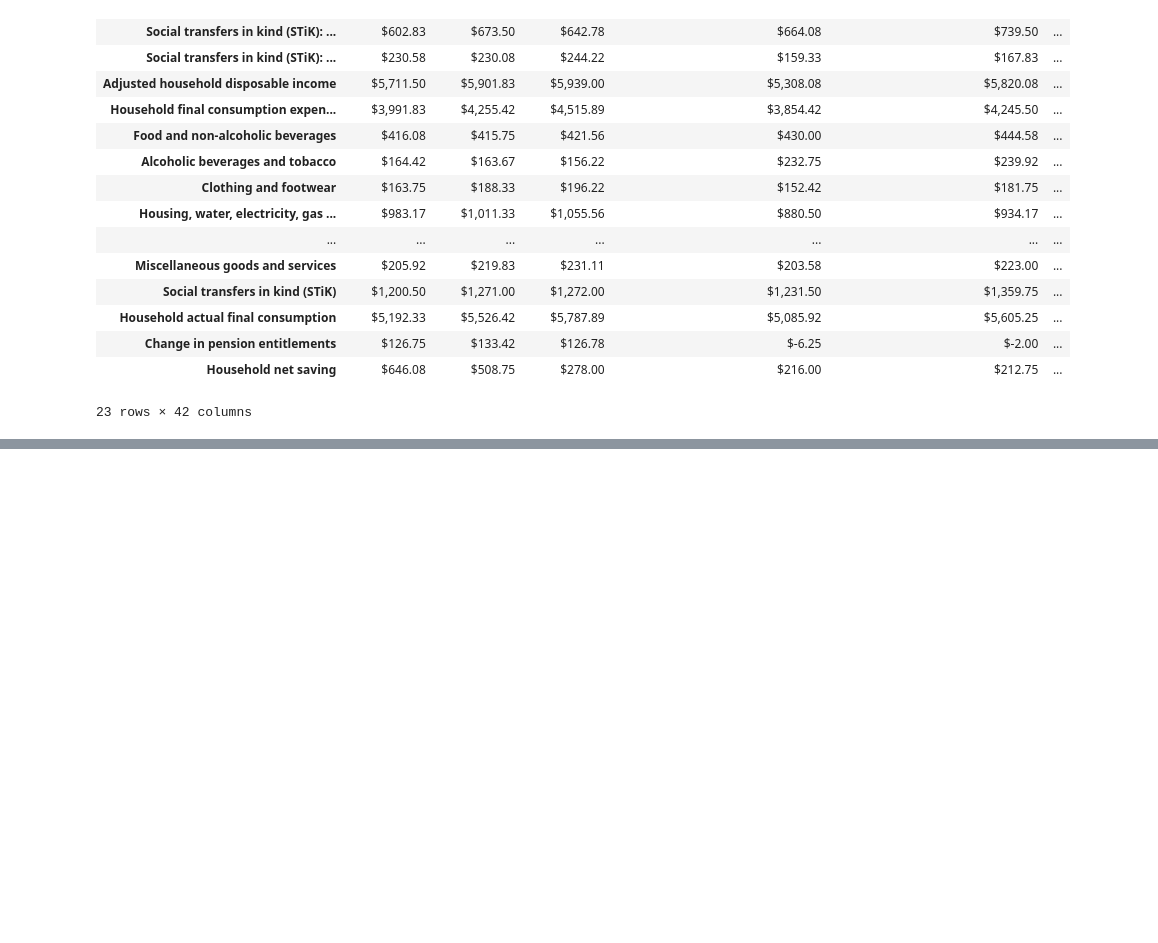
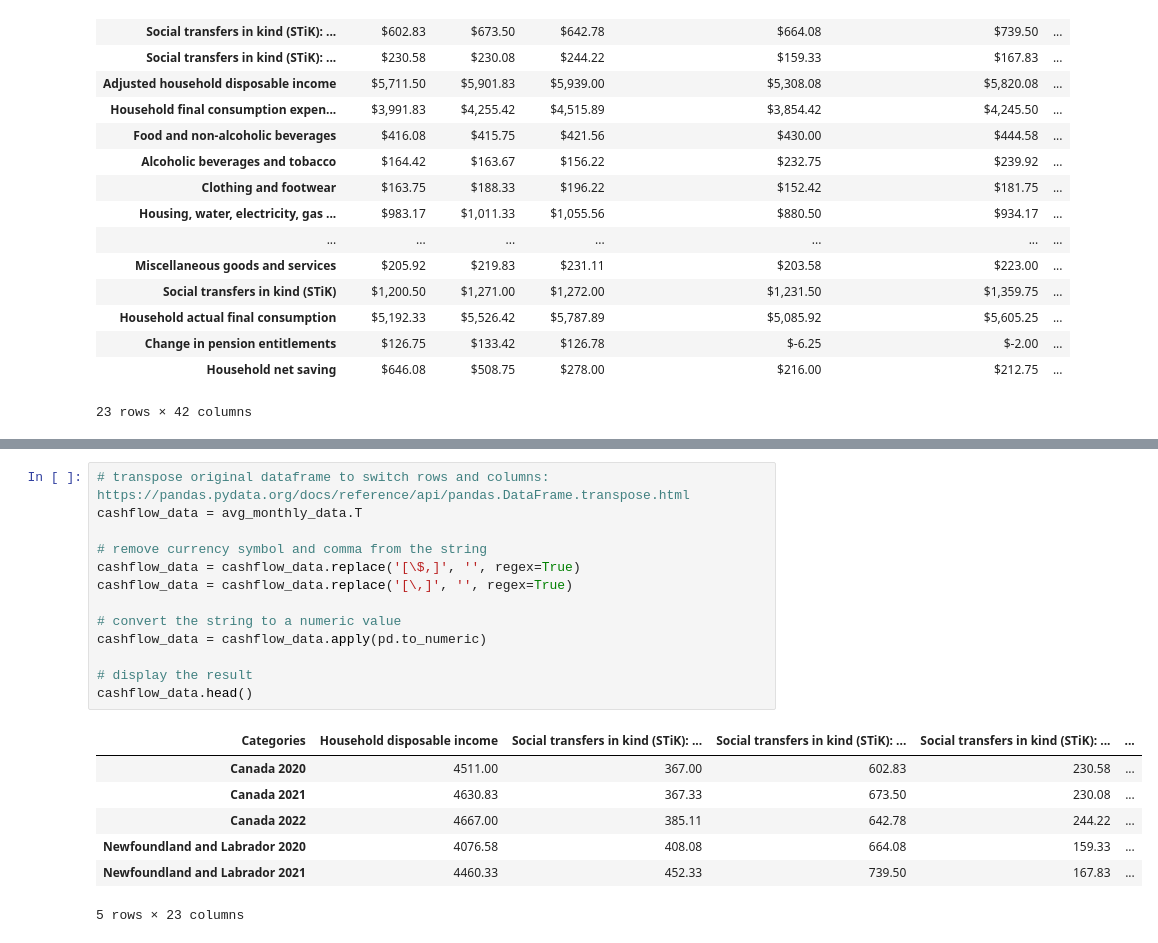
Before and after one commit to kristianrafuse/Canadian-Household-Finance-Study, a Jupyter notebook: Data Transformation.ipynb, the cells around one changed output, grey strips where cells are left out. Cells and saved outputs as stored; diff of their text form; blank space fills up the shorter version.

```diff
--- a/Data Transformation.ipynb
+++ b/Data Transformation.ipynb
@@ -1113,0 +1133,21 @@ avg_monthly_data
+# %%
+# transpose original dataframe to switch rows and columns: https://pandas.pydata.org/docs/reference/api/pandas.DataFrame.transpose.html
+cashflow_data = avg_monthly_data.T
+
+# remove currency symbol and comma from the string
+cashflow_data = cashflow_data.replace('[\$,]', '', regex=True)
+cashflow_data = cashflow_data.replace('[\,]', '', regex=True)
+
+# convert the string to a numeric value
+cashflow_data = cashflow_data.apply(pd.to_numeric)
+
+# display the result
+cashflow_data.head()
+# %% [output]
+| Categories | Household disposable income | Social transfers in kind (STiK): ... | Social transfers in kind (STiK): ... | Social transfers in kind (STiK): ... | ... |
+| Canada 2020 | 4511.00 | 367.00 | 602.83 | 230.58 | ... |
+| Canada 2021 | 4630.83 | 367.33 | 673.50 | 230.08 | ... |
+| Canada 2022 | 4667.00 | 385.11 | 642.78 | 244.22 | ... |
+| Newfoundland and Labrador 2020 | 4076.58 | 408.08 | 664.08 | 159.33 | ... |
+| Newfoundland and Labrador 2021 | 4460.33 | 452.33 | 739.50 | 167.83 | ... |
+5 rows × 23 columns
```
Also changed, not shown: parts of 4 cells of this notebook.
